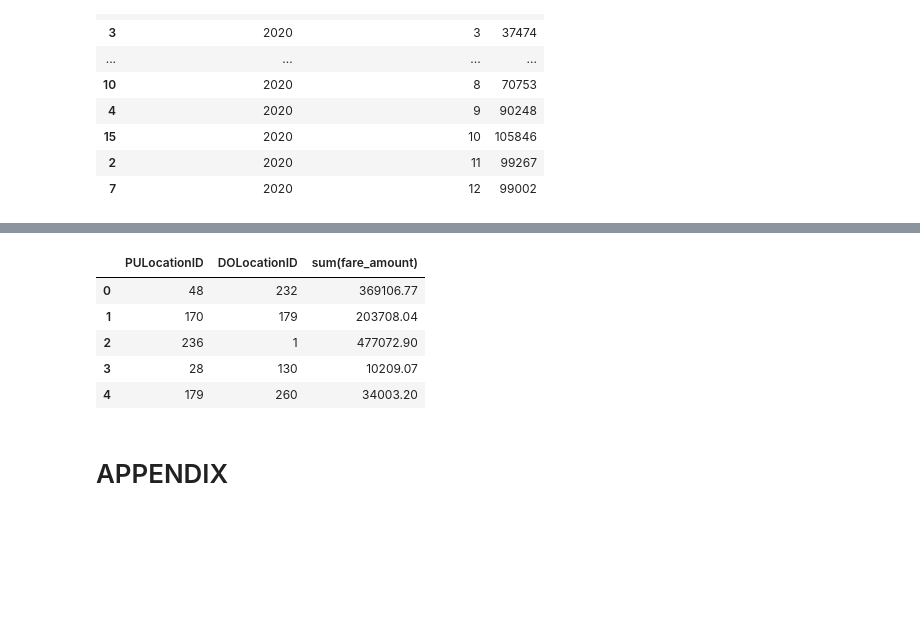
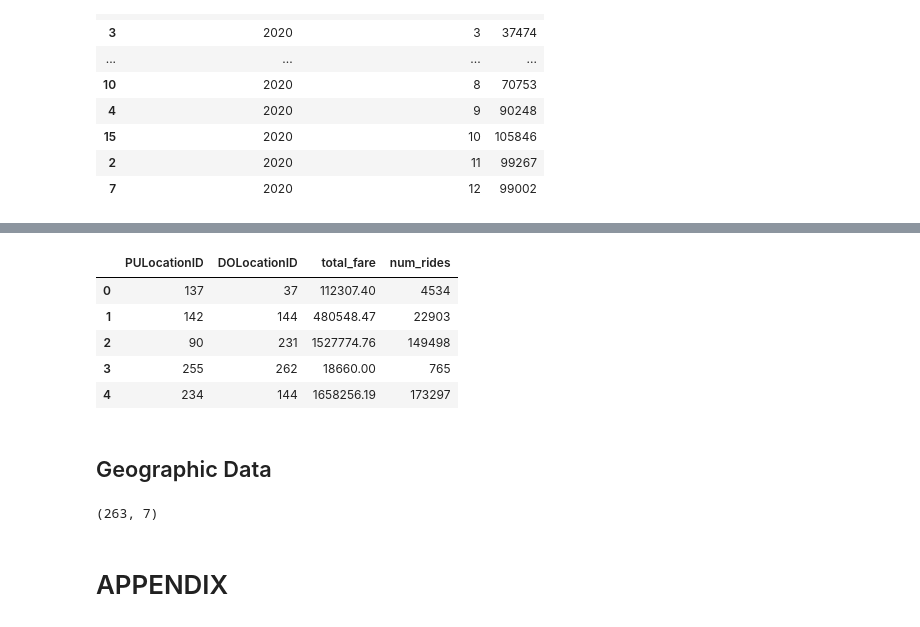
Before and after one commit to davidgolshi/nyc-taxi-spark-hadoop, a Jupyter notebook: NYC_Spark.ipynb, the cells around one changed output, grey strips where cells are left out. Drawn from its saved outputs; the diff is of its cells as text; code cells hidden in the pictures; blank space fills up the shorter version.

Commit message:
Started GIS data processing

```diff
--- a/NYC_Spark.ipynb
+++ b/NYC_Spark.ipynb
@@ -170,11 +212,11 @@ df.select(month(df.tpep_pickup_datetime)).distinct().collect()
  Row(month(tpep_pickup_datetime)=2)]
 # %%
 # check if the years are correct like the pickup datetime
-print('unique years:', df.select(year(df.tpep_dropoff_datetime)).distinct().collect())
+print('unique years:', df.select(F.year(df.tpep_dropoff_datetime)).distinct().collect())
 
 # there are extra rows with improper years, check the amount of bad data
-print('rows with wrong years:', df.filter(~year(df.tpep_dropoff_datetime).isin(years)).count())
+print('rows with wrong years:', df.filter(~F.year(df.tpep_dropoff_datetime).isin(years)).count())
 
 # only 75 rows, we can drop them
-df = df.filter(year(df.tpep_dropoff_datetime).isin(years))
+df = df.filter(F.year(df.tpep_dropoff_datetime).isin(years))
 # %% [output]
@@ -251,3 +275,6 @@ dates with null values
 | 15 | 2020 | 10 | 105846 |
 | 2 | 2020 | 11 | 99267 |
 | 7 | 2020 | 12 | 99002 |
+# %%
+# remove rows with null values
+df = df.na.drop('any').collect()
@@ -254,10 +295,10 @@ dates with null values
 # %%
 # user defined function for finding difference between two timestamps in minutes
-time_difference_udf = udf(lambda pickup, dropoff: (unix_timestamp(dropoff) - unix_timestamp(pickup)) / 60, DoubleType())
+time_difference_udf = F.udf(lambda pickup, dropoff: (F.unix_timestamp(dropoff) - F.unix_timestamp(pickup)) / 60, DoubleType())
 # %%
 # get attributes of dates
-df = df.withColumn('pickup_year', year('tpep_pickup_datetime')) \
-       .withColumn('pickup_month', month('tpep_pickup_datetime')) \
-       .withColumn('pickup_week', weekofyear('tpep_pickup_datetime')) \
-       .withColumn('ride_duration', time_difference_udf(col('tpep_pickup_datetime'), col('tpep_dropoff_datetime')))
+df = df.withColumn('pickup_year', F.year('tpep_pickup_datetime')) \
+       .withColumn('pickup_month', F.month('tpep_pickup_datetime')) \
+       .withColumn('pickup_week', F.weekofyear('tpep_pickup_datetime')) \
+       .withColumn('ride_duration', time_difference_udf(F.col('tpep_pickup_datetime'), F.col('tpep_dropoff_datetime')))
 # %%
@@ -299,15 +318,24 @@ fare_by_year_month.head()
 # %%
-# get total fares by pick up and drop off location pairs
-fares_by_locations = df.groupBy('PULocationID', 'DOLocationID').sum('fare_amount').toPandas()
-# time: 20.4s
+# get total fares and count of rides by pick up and drop off location pairs
+fares_by_locations = df.groupBy('PULocationID', 'DOLocationID') \
+                        .agg(F.sum('fare_amount').alias('total_fare'),
+                             F.count('fare_amount').alias('num_rides')) \
+                        .toPandas()
+
 fares_by_locations.head()
 # %% [output]
-|  | PULocationID | DOLocationID | sum(fare_amount) |
-| 0 | 48 | 232 | 369106.77 |
-| 1 | 170 | 179 | 203708.04 |
-| 2 | 236 | 1 | 477072.90 |
-| 3 | 28 | 130 | 10209.07 |
-| 4 | 179 | 260 | 34003.20 |
+|  | PULocationID | DOLocationID | total_fare | num_rides |
+| 0 | 137 | 37 | 112307.40 | 4534 |
+| 1 | 142 | 144 | 480548.47 | 22903 |
+| 2 | 90 | 231 | 1527774.76 | 149498 |
+| 3 | 255 | 262 | 18660.00 | 765 |
+| 4 | 234 | 144 | 1658256.19 | 173297 |
+# %% [markdown]
+## Geographic Data
+# %%
+gdf.shape
+# %% [output]
+(263, 7)
 # %% [markdown]
 # APPENDIX
 # %% [markdown]
```
Also changed, not shown: parts of 18 cells of this notebook.
